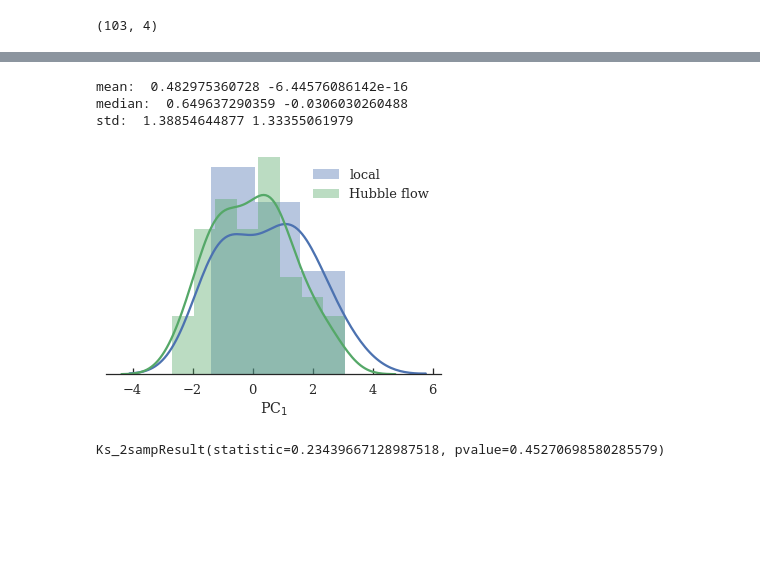
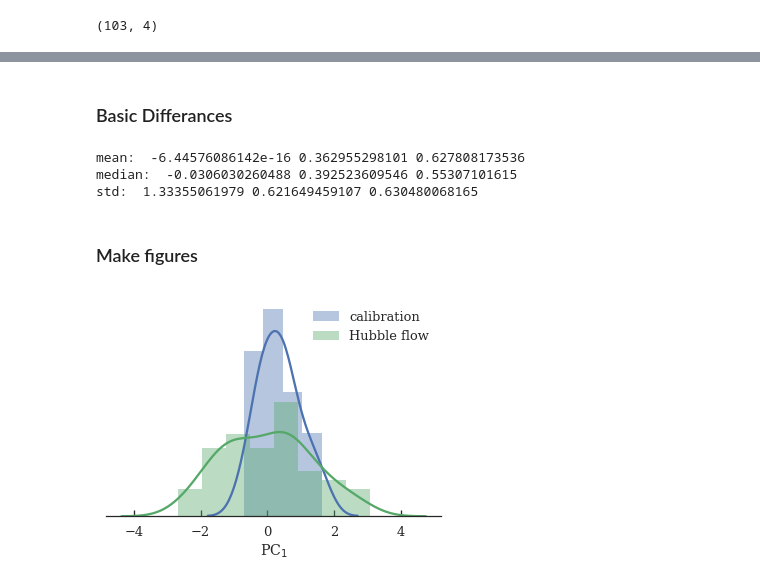
Before and after one commit to benjaminrose/MC-Age, a Jupyter notebook: figures/Discussion-H_0 effect.ipynb, the cells around one changed output, grey strips where cells are left out. Drawn from its saved outputs; the diff is of its cells as text; code cells hidden in the pictures; blank space fills up the shorter version.

Commit message:
Update figures

```diff
--- a/figures/Discussion-H_0 effect.ipynb
+++ b/figures/Discussion-H_0 effect.ipynb
@@ -149,6 +150,6 @@ galaxy_cal.describe()
 # %%
-#This is global ages not local like the first round.
-age_cal = pd.read_csv('../resources/ages_riess.tsv', sep='\t',  skiprows=[1],
+#Local ages
+age_cal = pd.read_csv('../resources/ages_riessL.tsv', sep='\t',  skiprows=[1],
                    usecols=['# sn id', 'age'], dtype={'age': np.float64, '# sn id': np.int})
 age_cal.rename(columns={'# sn id': 'SNID'}, inplace=True)
 age_cal.set_index('SNID', inplace=True)
@@ -316,32 +463,35 @@ pc1_cal = to_pc1(cal_scaled)
+# %% [markdown]
+### Basic Differances
 # %%
-print('mean: ', np.mean(pc1_cal), np.mean(pc1_hubble))
-print('median: ', np.median(pc1_cal), np.median(pc1_hubble))
-print('std: ', np.std(pc1_cal), np.std(pc1_hubble))
+print('mean: ', np.mean(pc1_hubble), np.mean(pc1_cal), np.mean(pc1_cal_global))
+print('median: ', np.median(pc1_hubble), np.median(pc1_cal), np.median(pc1_cal_global))
+print('std: ', np.std(pc1_hubble), np.std(pc1_cal), np.std(pc1_cal_global))
 # %% [output]
-mean:  0.482975360728 -6.44576086142e-16
-median:  0.649637290359 -0.0306030260488
-std:  1.38854644877 1.33355061979
+mean:  -6.44576086142e-16 0.362955298101 0.627808173536
+median:  -0.0306030260488 0.392523609546 0.55307101615
+std:  1.33355061979 0.621649459107 0.630480068165
+# %% [markdown]
+### Make figures
 # %%
 sns.set(context='talk', style='ticks', font='serif', color_codes=True)
 # %%
+### LOCAL AGE PC_1
+
+
 fig, ax = plt.subplots(1,1)
 
-sns.distplot(pc1_cal, label='local')
+sns.distplot(pc1_cal, label='calibration')
 sns.distplot(pc1_hubble, label='Hubble flow')
 
 plt.xlabel(r'PC$_1$')
 
 ax.tick_params(axis='both', top='on', right='on', direction='in')
 ax.get_yaxis().set_ticks([])
 sns.despine(left=True)
 
 plt.legend()
 
 plt.savefig('H0_pc1.pdf', bbox_inches='tight')
 plt.show()
 # %% [output]
-[figure, old version]
+[figure, new version]
-# %%
-ks_2samp(pc1_cal,pc1_hubble)
-# %% [output]
-Ks_2sampResult(statistic=0.23439667128987518, pvalue=0.45270698580285579)
```
Also changed, not shown: parts of 20 cells of this notebook, 5 other files.
